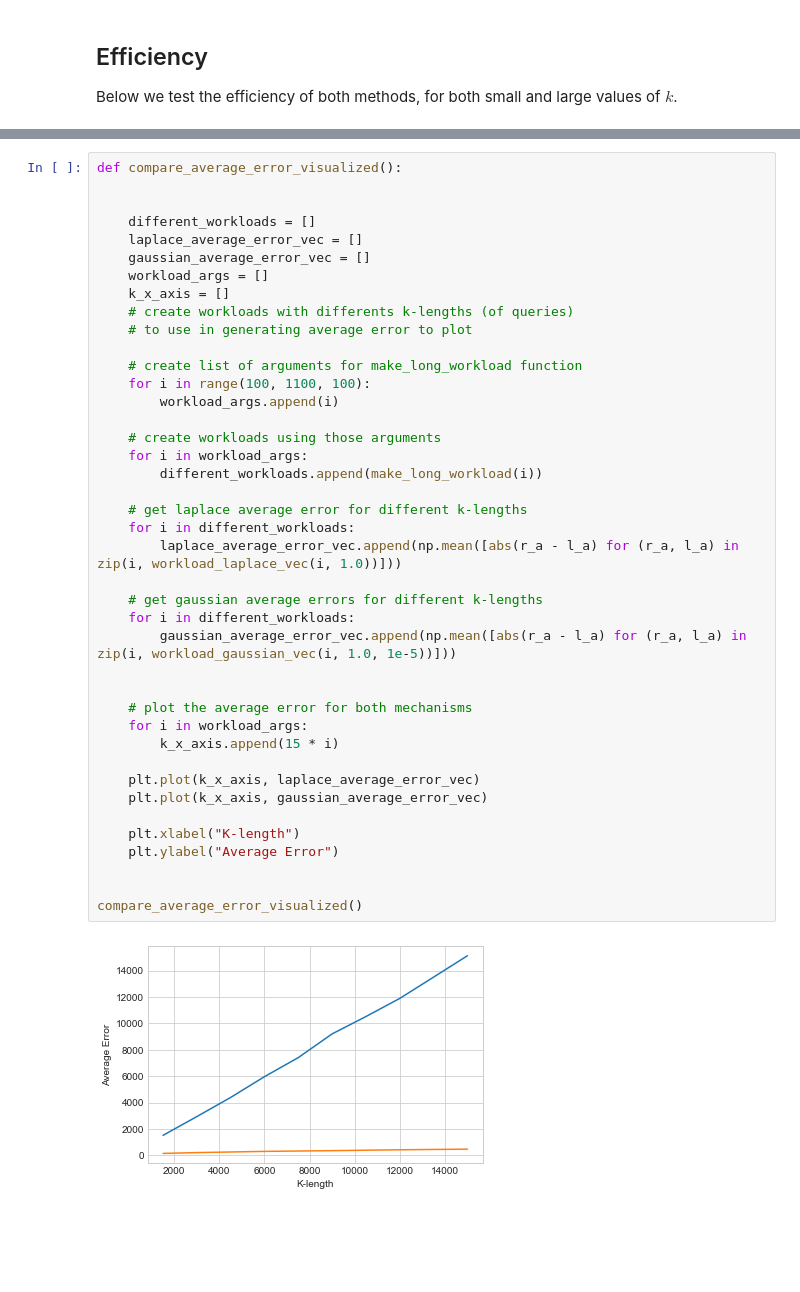
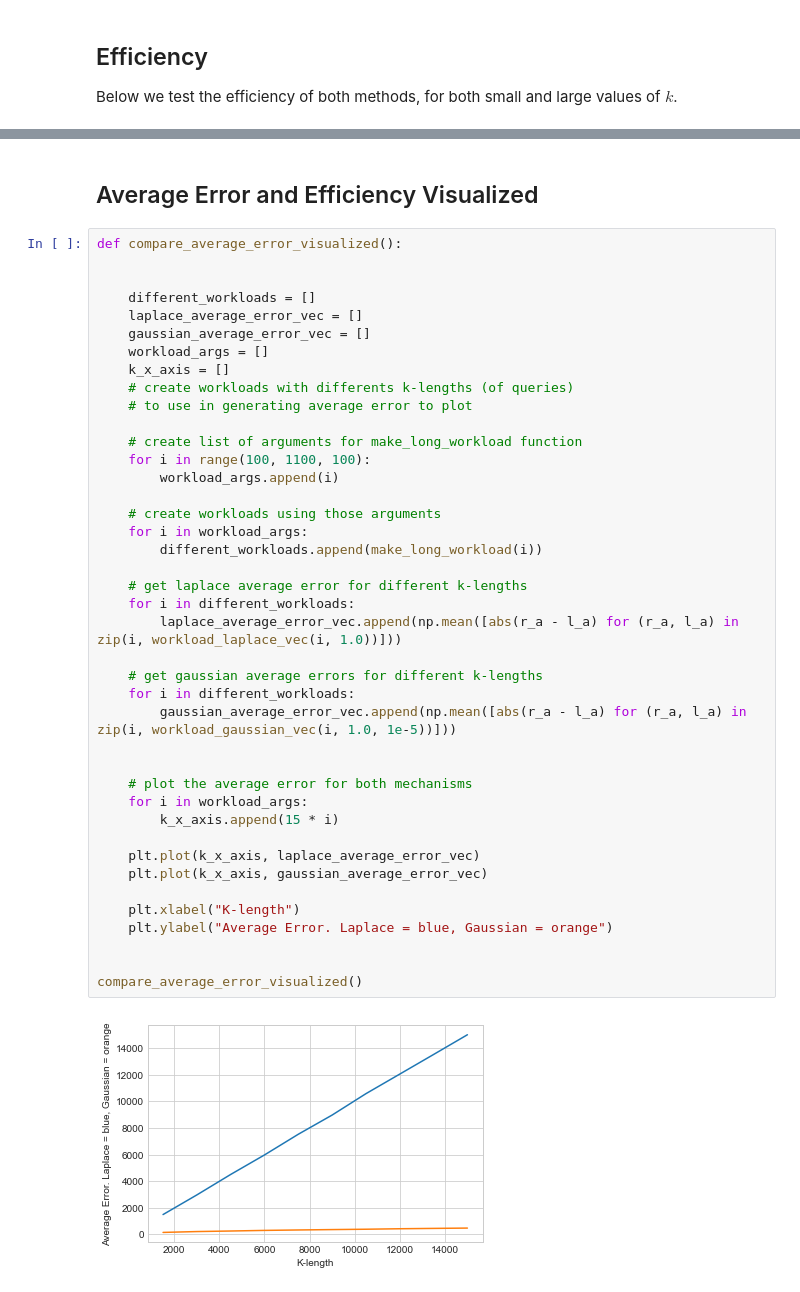
Before and after one commit to jzuver/Final-211, a Jupyter notebook: project.ipynb, the cells around one changed output, grey strips where cells are left out. Saved outputs shown, nothing was run; the diff lists cells and outputs as text; blank space fills up the shorter version.

```diff
--- a/project.ipynb
+++ b/project.ipynb
@@ -178,3 +178,5 @@ time for Gaussian analysis, k= 15,000: 75.25061631202698
+# %% [markdown]
+## Average Error and Efficiency Visualized
 # %%
 def compare_average_error_visualized():
 
@@ -189,32 +191,32 @@ def compare_average_error_visualized():
 
     # create list of arguments for make_long_workload function
     for i in range(100, 1100, 100):
         workload_args.append(i)
 
     # create workloads using those arguments
     for i in workload_args:
         different_workloads.append(make_long_workload(i))
 
     # get laplace average error for different k-lengths
     for i in different_workloads:
         laplace_average_error_vec.append(np.mean([abs(r_a - l_a) for (r_a, l_a) in zip(i, workload_laplace_vec(i, 1.0))]))
 
     # get gaussian average errors for different k-lengths
     for i in different_workloads:
         gaussian_average_error_vec.append(np.mean([abs(r_a - l_a) for (r_a, l_a) in zip(i, workload_gaussian_vec(i, 1.0, 1e-5))]))
 
 
     # plot the average error for both mechanisms
     for i in workload_args:
         k_x_axis.append(15 * i)
 
     plt.plot(k_x_axis, laplace_average_error_vec)
     plt.plot(k_x_axis, gaussian_average_error_vec)
 
     plt.xlabel("K-length")
-    plt.ylabel("Average Error")
+    plt.ylabel("Average Error. Laplace = blue, Gaussian = orange")
 
 
 compare_average_error_visualized()
 # %% [output]
-[figure, old version]
+[figure, new version]
```
Also changed, not shown: parts of 13 cells of this notebook.
